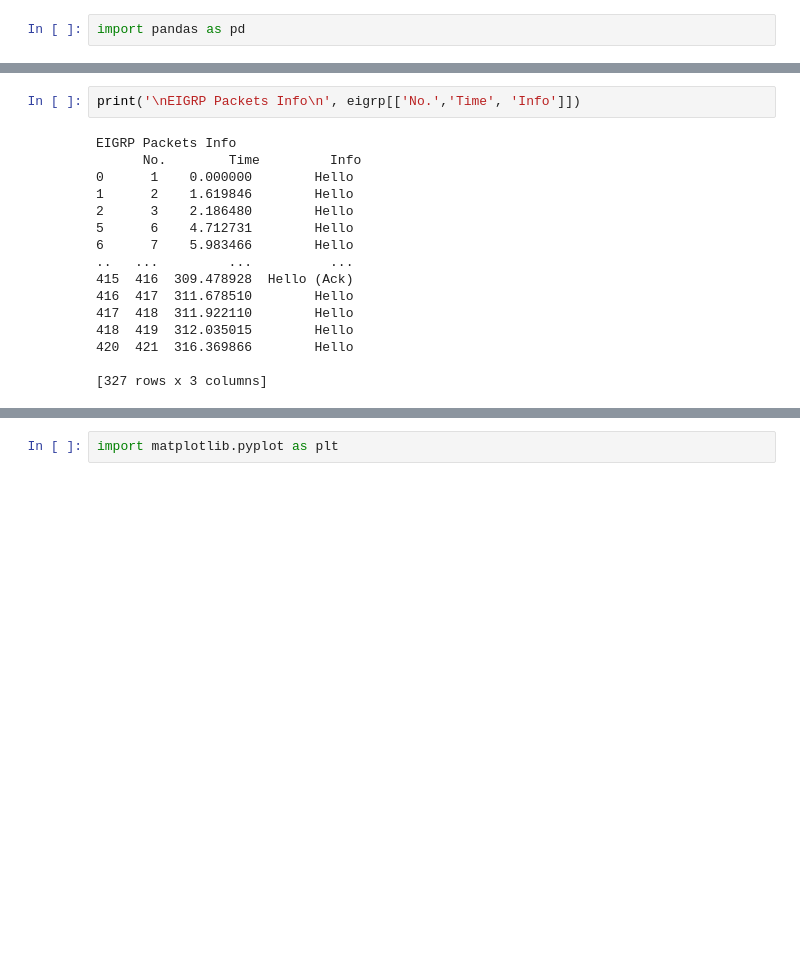
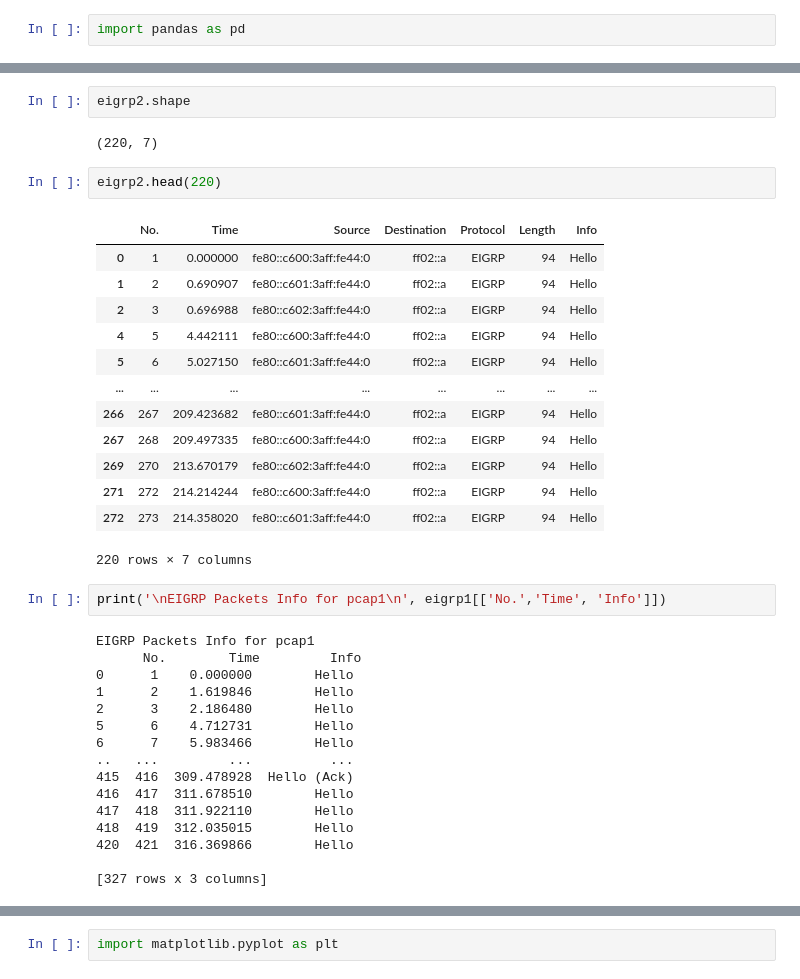
Before and after one commit to akankshasrivastava-98/EIGRP-visualization, a Jupyter notebook: EIGRP_Visualization.ipynb, the cells around one changed output, grey strips where cells are left out. Cells and saved outputs as stored; diff of their text form; blank space fills up the shorter version.

```diff
--- a/EIGRP_Visualization.ipynb
+++ b/EIGRP_Visualization.ipynb
@@ -42,10 +63,30 @@ eigrp.head(327)
 | 418 | 419 | 312.035015 | fe80::c602:3aff:fe44:0 | ff02::a | EIGRP | 94 | Hello |
 | 420 | 421 | 316.369866 | fe80::c601:3aff:fe44:0 | ff02::a | EIGRP | 94 | Hello |
 327 rows × 7 columns
+# %%
+eigrp2.shape
+# %% [output]
+(220, 7)
+# %%
+eigrp2.head(220)
+# %% [output]
+|  | No. | Time | Source | Destination | Protocol | Length | Info |
+| 0 | 1 | 0.000000 | fe80::c600:3aff:fe44:0 | ff02::a | EIGRP | 94 | Hello |
+| 1 | 2 | 0.690907 | fe80::c601:3aff:fe44:0 | ff02::a | EIGRP | 94 | Hello |
+| 2 | 3 | 0.696988 | fe80::c602:3aff:fe44:0 | ff02::a | EIGRP | 94 | Hello |
+| 4 | 5 | 4.442111 | fe80::c600:3aff:fe44:0 | ff02::a | EIGRP | 94 | Hello |
+| 5 | 6 | 5.027150 | fe80::c601:3aff:fe44:0 | ff02::a | EIGRP | 94 | Hello |
+| ... | ... | ... | ... | ... | ... | ... | ... |
+| 266 | 267 | 209.423682 | fe80::c601:3aff:fe44:0 | ff02::a | EIGRP | 94 | Hello |
+| 267 | 268 | 209.497335 | fe80::c600:3aff:fe44:0 | ff02::a | EIGRP | 94 | Hello |
+| 269 | 270 | 213.670179 | fe80::c602:3aff:fe44:0 | ff02::a | EIGRP | 94 | Hello |
+| 271 | 272 | 214.214244 | fe80::c600:3aff:fe44:0 | ff02::a | EIGRP | 94 | Hello |
+| 272 | 273 | 214.358020 | fe80::c601:3aff:fe44:0 | ff02::a | EIGRP | 94 | Hello |
+220 rows × 7 columns
 # %%
-print('\nEIGRP Packets Info\n', eigrp[['No.','Time', 'Info']])
+print('\nEIGRP Packets Info for pcap1\n', eigrp1[['No.','Time', 'Info']])
 # %% [output]
-EIGRP Packets Info
+EIGRP Packets Info for pcap1
       No.        Time         Info
 0      1    0.000000        Hello
 1      2    1.619846        Hello
```
Also changed, not shown: parts of 18 cells of this notebook.
